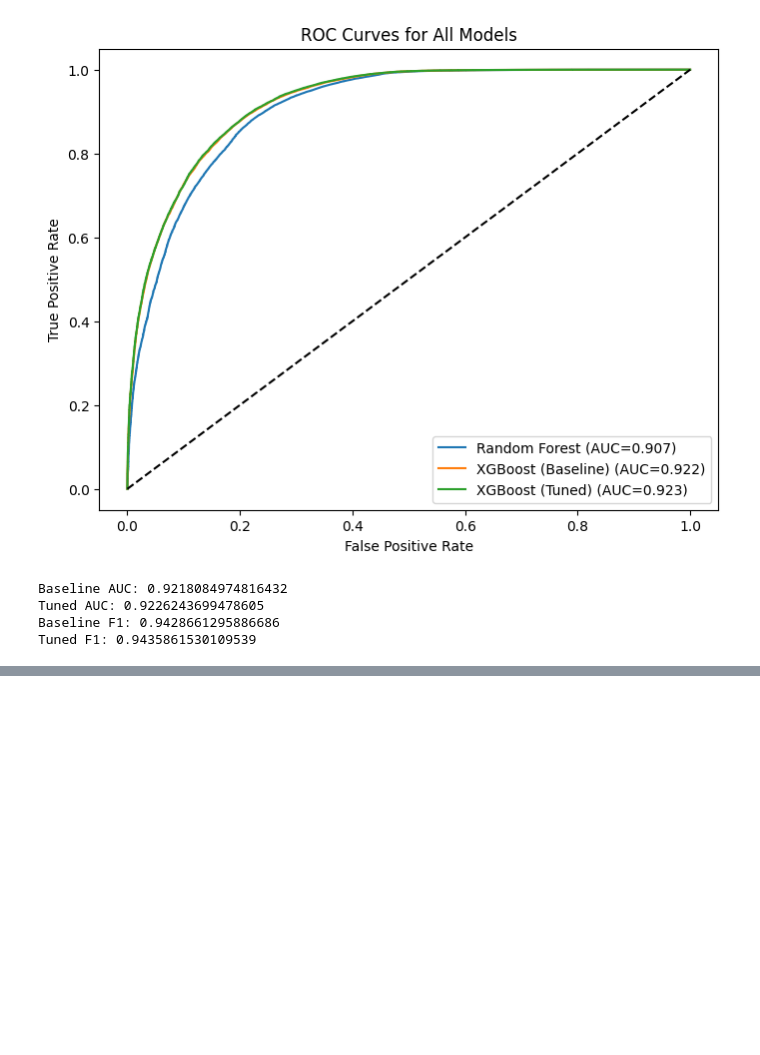
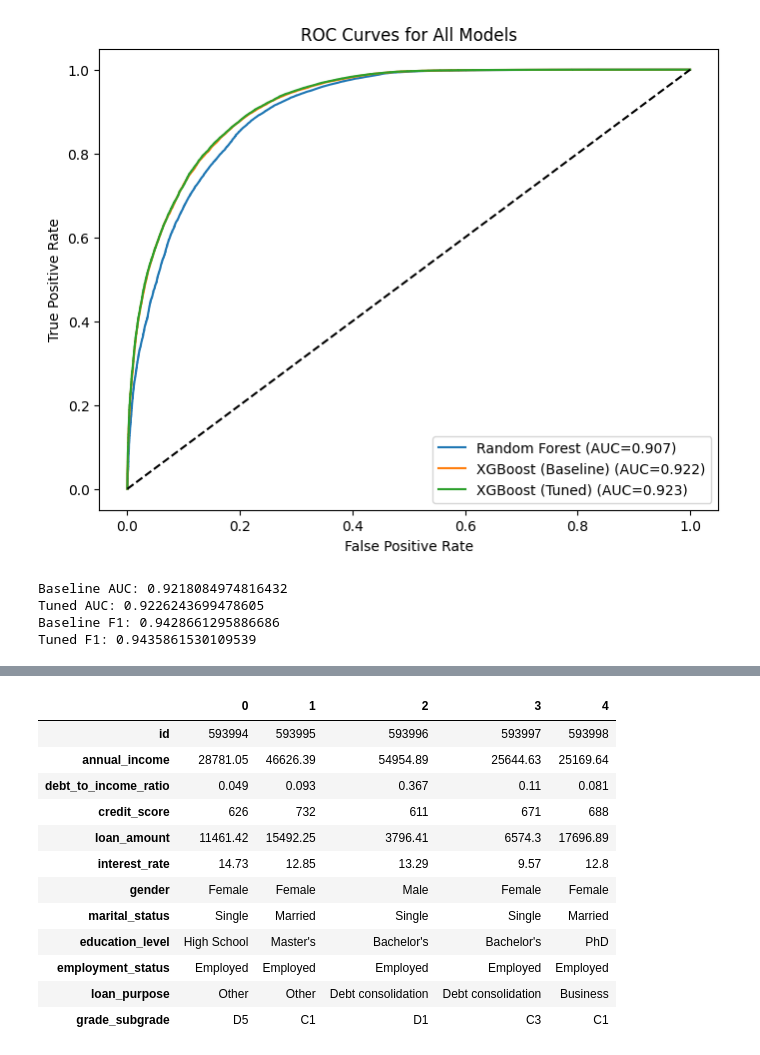
Before and after one commit to BrutBoss/Loan-Payback-Prediction-Model, a Jupyter notebook: Loan_Payback_Predictiont.ipynb, the cells around one changed output, grey strips where cells are left out. Cells and saved outputs as stored; diff of their text form; code cells hidden in the pictures; blank space fills up the shorter version.

```diff
--- a/Loan_Payback_Predictiont.ipynb
+++ b/Loan_Payback_Predictiont.ipynb
@@ -443,0 +488,19 @@ print('✅ Submission file created: submission.csv')
+# %%
+
+
+# Check structure
+test.head().T
+# %% [output]
+|  | 0 | 1 | 2 | 3 | 4 |
+| id | 593994 | 593995 | 593996 | 593997 | 593998 |
+| annual_income | 28781.05 | 46626.39 | 54954.89 | 25644.63 | 25169.64 |
+| debt_to_income_ratio | 0.049 | 0.093 | 0.367 | 0.11 | 0.081 |
+| credit_score | 626 | 732 | 611 | 671 | 688 |
+| loan_amount | 11461.42 | 15492.25 | 3796.41 | 6574.3 | 17696.89 |
+| interest_rate | 14.73 | 12.85 | 13.29 | 9.57 | 12.8 |
+| gender | Female | Female | Male | Female | Female |
+| marital_status | Single | Married | Single | Single | Married |
+| education_level | High School | Master's | Bachelor's | Bachelor's | PhD |
+| employment_status | Employed | Employed | Employed | Employed | Employed |
+| loan_purpose | Other | Other | Debt consolidation | Debt consolidation | Business |
+| grade_subgrade | D5 | C1 | D1 | C3 | C1 |
```
Also changed, not shown: parts of 10 cells of this notebook, 1 other file.
